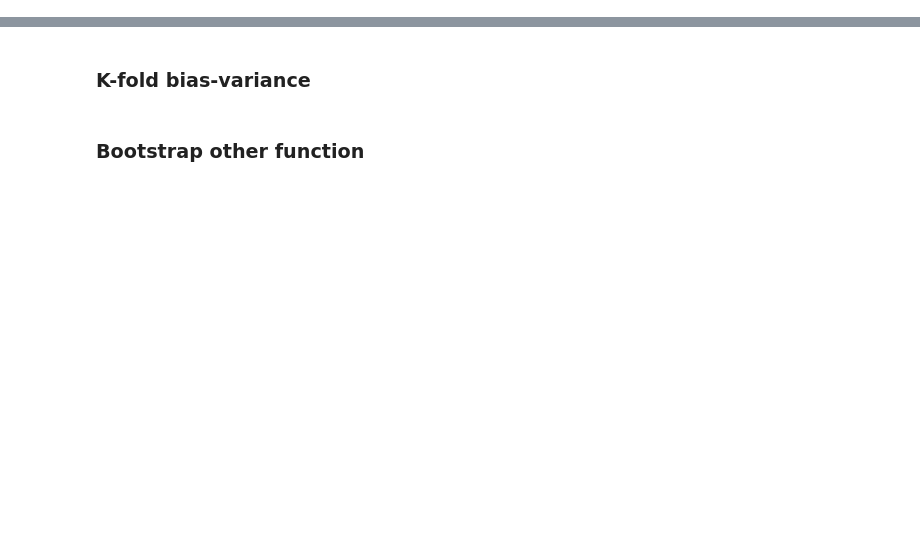
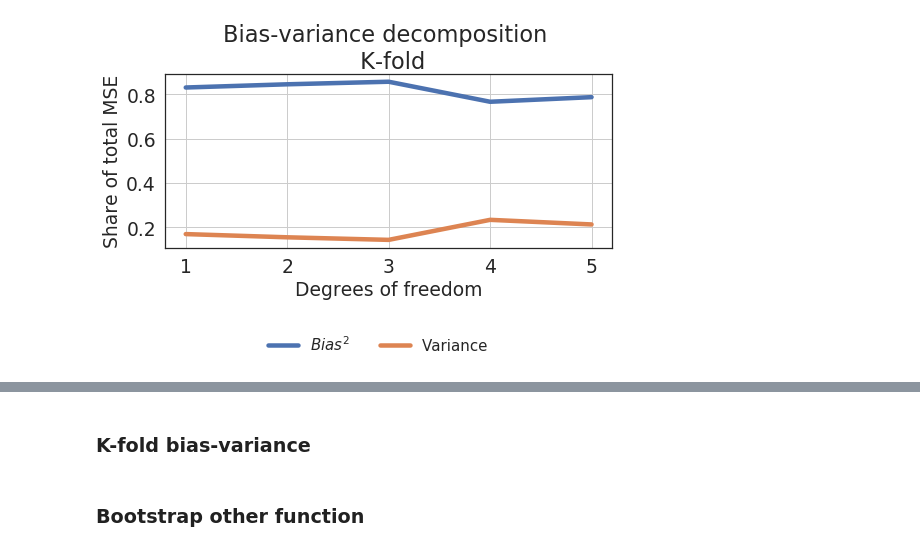
Before and after one commit to kaaja/ADAML, a Jupyter notebook: m1/m1Class.ipynb, the cells around one changed output, grey strips where cells are left out. Saved outputs shown, nothing was run; the diff lists cells and outputs as text; code cells hidden in the pictures; blank space fills up the shorter version.

```diff
--- a/m1/m1Class.ipynb
+++ b/m1/m1Class.ipynb
@@ -1187,0 +199,4 @@ for noise in noises:
+# %%
+tst1.biasVariancePlot()
+# %% [output]
+[figure, added]
```
Also changed, not shown: parts of 66 cells of this notebook, 1 other file.
